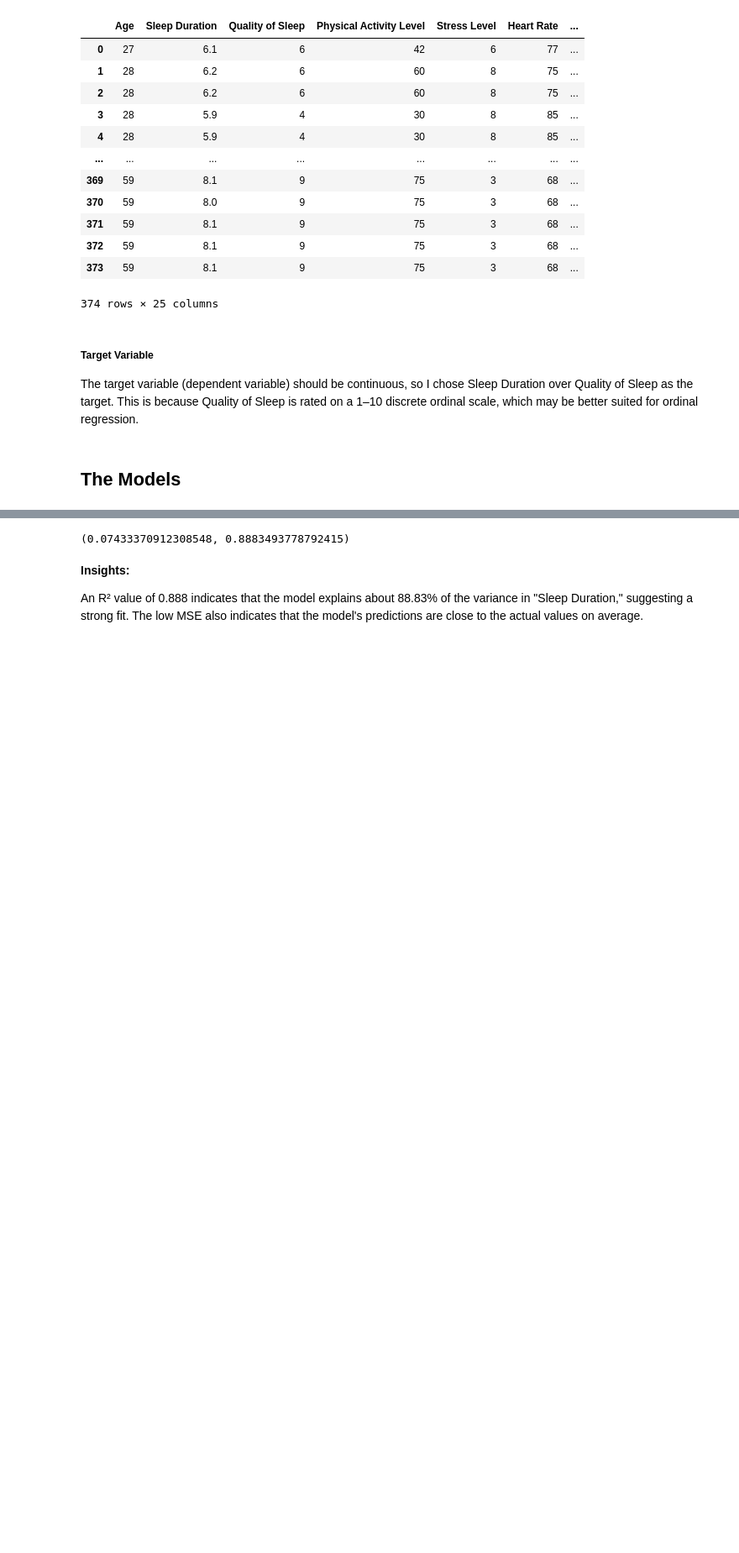
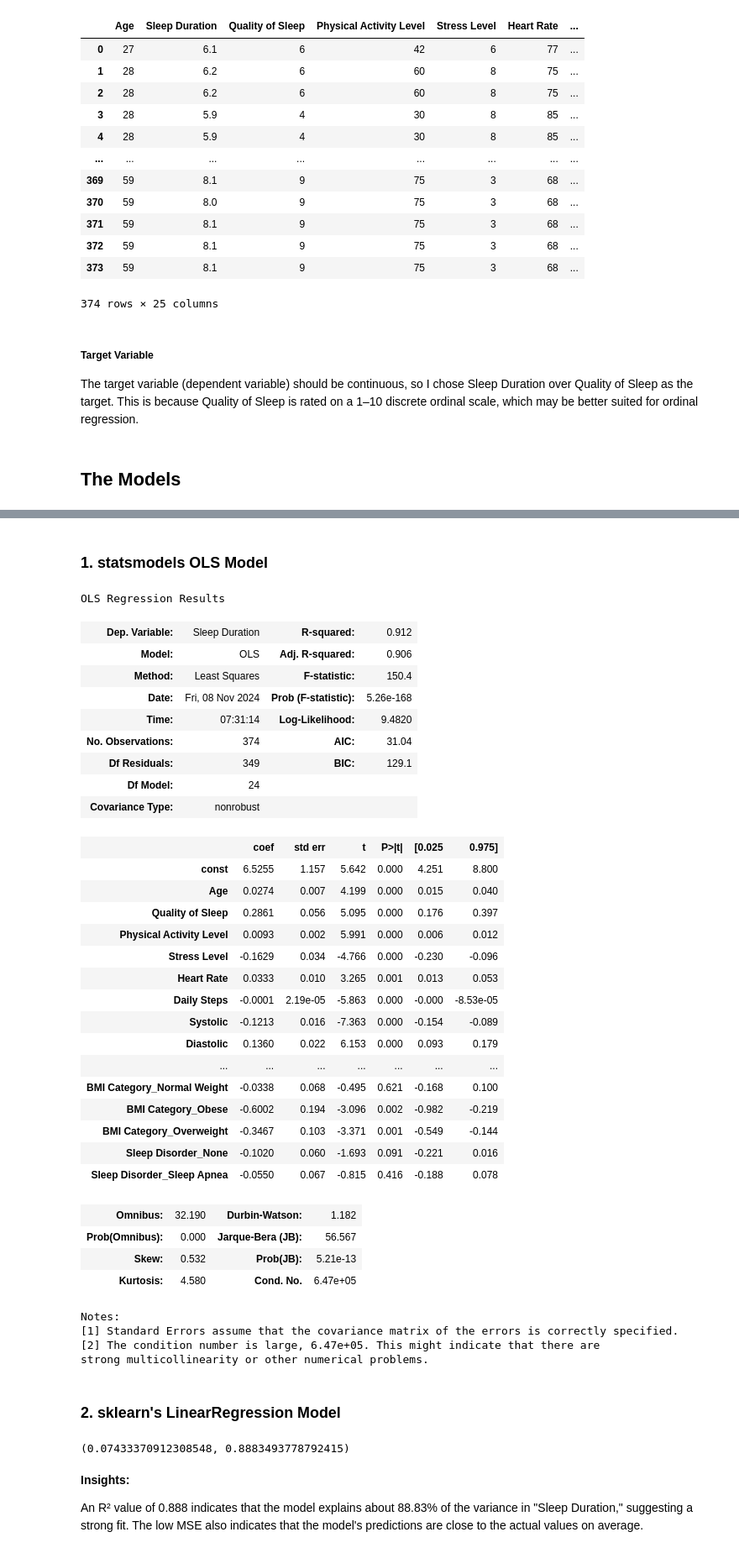
Before and after one commit to AzlinRusnan/Sleep_Quality_Analysis, a Jupyter notebook: Sleep_Duration_vs_Quality.ipynb, the cells around one changed output, grey strips where cells are left out. Shown at 84% size. Saved outputs shown, nothing was run; the diff lists cells and outputs as text; code cells hidden in the pictures; blank space fills up the shorter version.

```diff
--- a/Sleep_Duration_vs_Quality.ipynb
+++ b/Sleep_Duration_vs_Quality.ipynb
@@ -173 +186,49 @@ from sklearn.preprocessing import OneHotEncoder
+# %% [markdown]
+### **1. statsmodels OLS Model**
+# %%
+X_ols = sm.add_constant(X)
+
+# Fit the OLS model
+ols_model = sm.OLS(y, X_ols).fit()
+
+# Display the summary of the OLS model, including coefficients, p-values, and other statistics
+ols_summary = ols_model.summary()
+ols_summary
+# %% [output]
+OLS Regression Results
+| Dep. Variable: | Sleep Duration | R-squared: | 0.912 |
+| Model: | OLS | Adj. R-squared: | 0.906 |
+| Method: | Least Squares | F-statistic: | 150.4 |
+| Date: | Fri, 08 Nov 2024 | Prob (F-statistic): | 5.26e-168 |
+| Time: | 07:31:14 | Log-Likelihood: | 9.4820 |
+| No. Observations: | 374 | AIC: | 31.04 |
+| Df Residuals: | 349 | BIC: | 129.1 |
+| Df Model: | 24 |  |  |
+| Covariance Type: | nonrobust |  |  |
+|  | coef | std err | t | P>|t| | [0.025 | 0.975] |
+| const | 6.5255 | 1.157 | 5.642 | 0.000 | 4.251 | 8.800 |
+| Age | 0.0274 | 0.007 | 4.199 | 0.000 | 0.015 | 0.040 |
+| Quality of Sleep | 0.2861 | 0.056 | 5.095 | 0.000 | 0.176 | 0.397 |
+| Physical Activity Level | 0.0093 | 0.002 | 5.991 | 0.000 | 0.006 | 0.012 |
+| Stress Level | -0.1629 | 0.034 | -4.766 | 0.000 | -0.230 | -0.096 |
+| Heart Rate | 0.0333 | 0.010 | 3.265 | 0.001 | 0.013 | 0.053 |
+| Daily Steps | -0.0001 | 2.19e-05 | -5.863 | 0.000 | -0.000 | -8.53e-05 |
+| Systolic | -0.1213 | 0.016 | -7.363 | 0.000 | -0.154 | -0.089 |
+| Diastolic | 0.1360 | 0.022 | 6.153 | 0.000 | 0.093 | 0.179 |
+| ... | ... | ... | ... | ... | ... | ... |
+| BMI Category_Normal Weight | -0.0338 | 0.068 | -0.495 | 0.621 | -0.168 | 0.100 |
+| BMI Category_Obese | -0.6002 | 0.194 | -3.096 | 0.002 | -0.982 | -0.219 |
+| BMI Category_Overweight | -0.3467 | 0.103 | -3.371 | 0.001 | -0.549 | -0.144 |
+| Sleep Disorder_None | -0.1020 | 0.060 | -1.693 | 0.091 | -0.221 | 0.016 |
+| Sleep Disorder_Sleep Apnea | -0.0550 | 0.067 | -0.815 | 0.416 | -0.188 | 0.078 |
+| Omnibus: | 32.190 | Durbin-Watson: | 1.182 |
+| Prob(Omnibus): | 0.000 | Jarque-Bera (JB): | 56.567 |
+| Skew: | 0.532 | Prob(JB): | 5.21e-13 |
+| Kurtosis: | 4.580 | Cond. No. | 6.47e+05 |
+Notes:
+[1] Standard Errors assume that the covariance matrix of the errors is correctly specified.
+[2] The condition number is large, 6.47e+05. This might indicate that there are
+strong multicollinearity or other numerical problems.
+# %% [markdown]
+### **2. sklearn's LinearRegression Model**
 # %%
```
Also changed, not shown: parts of 8 cells of this notebook.
